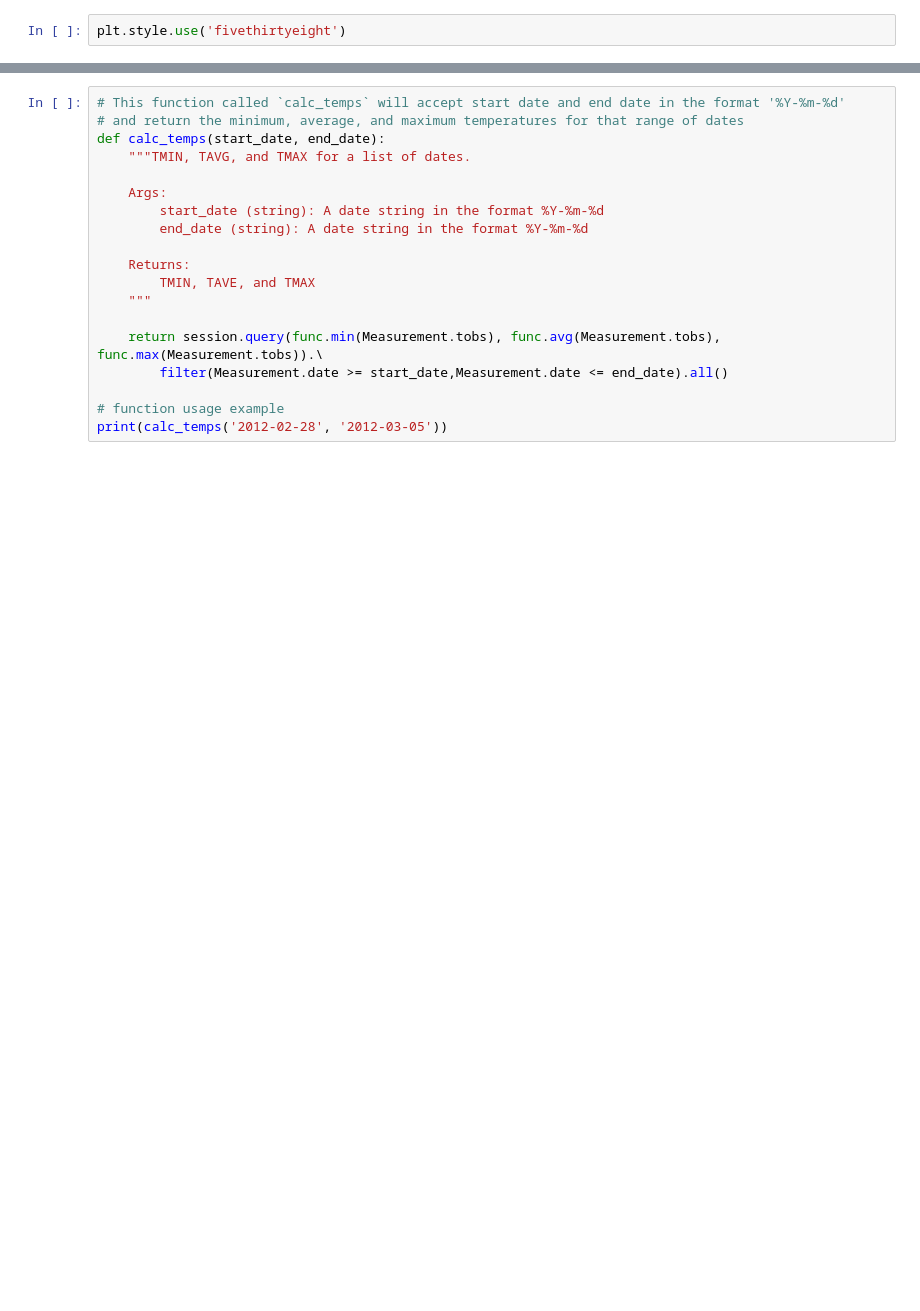
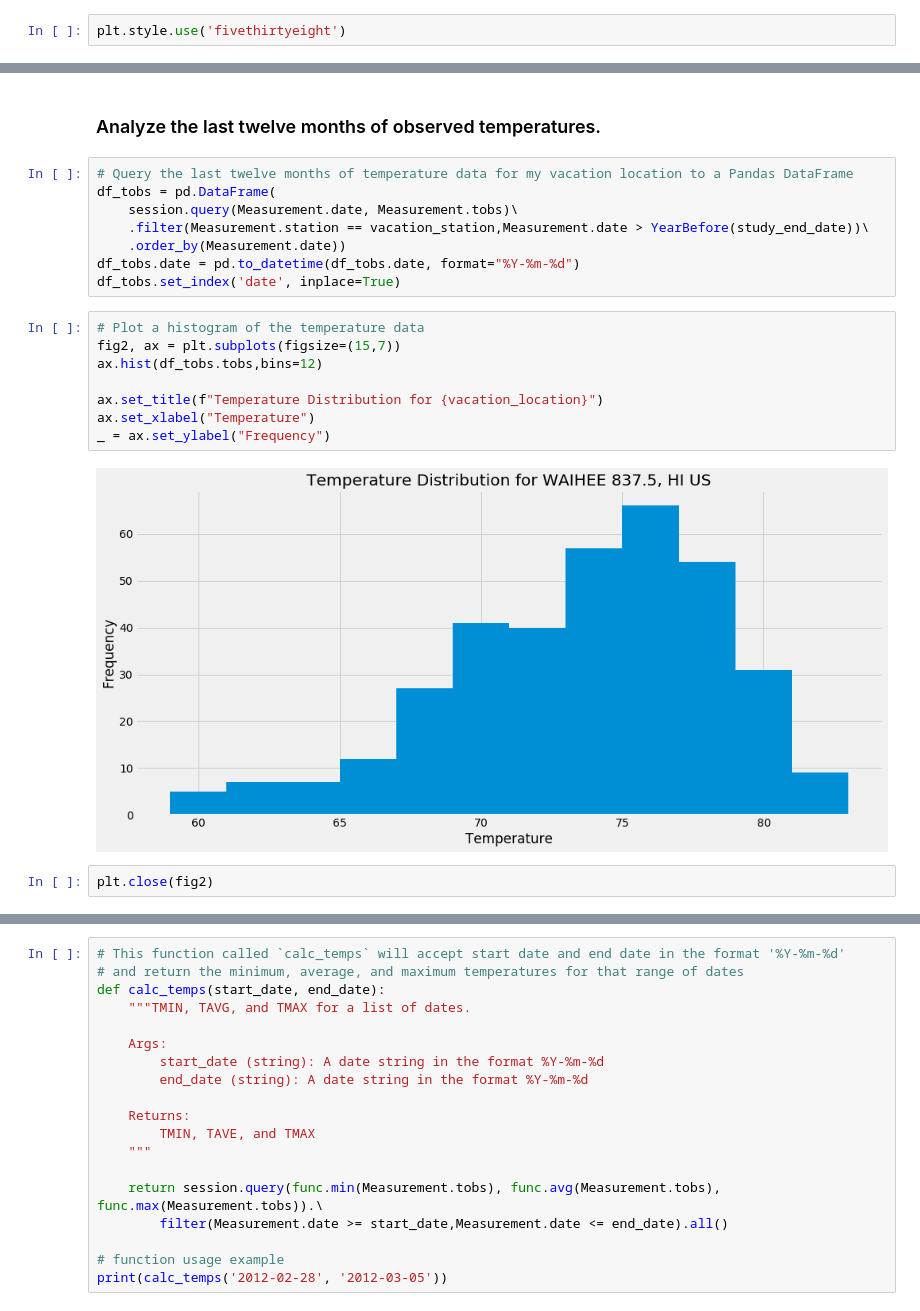
Before and after one commit to NormanGwinn/sqlalchemy-challenge, a Jupyter notebook: climate_analysis.ipynb, the cells around one changed output, grey strips where cells are left out. Saved outputs shown, nothing was run; the diff lists cells and outputs as text; blank space fills up the shorter version.

```diff
--- a/climate_analysis.ipynb
+++ b/climate_analysis.ipynb
@@ -380,0 +167,22 @@ _ = ax.set_ylabel("Frequency")
+# %% [markdown]
+### Analyze the last twelve months of observed temperatures.
+# %%
+# Query the last twelve months of temperature data for my vacation location to a Pandas DataFrame
+df_tobs = pd.DataFrame(
+    session.query(Measurement.date, Measurement.tobs)\
+    .filter(Measurement.station == vacation_station,Measurement.date > YearBefore(study_end_date))\
+    .order_by(Measurement.date))
+df_tobs.date = pd.to_datetime(df_tobs.date, format="%Y-%m-%d")
+df_tobs.set_index('date', inplace=True)
+# %%
+# Plot a histogram of the temperature data
+fig2, ax = plt.subplots(figsize=(15,7))
+ax.hist(df_tobs.tobs,bins=12)
+
+ax.set_title(f"Temperature Distribution for {vacation_location}")
+ax.set_xlabel("Temperature")
+_ = ax.set_ylabel("Frequency")
+# %% [output]
+[figure, added]
+# %%
+plt.close(fig2)
```
Also changed, not shown: parts of 64 cells of this notebook.
